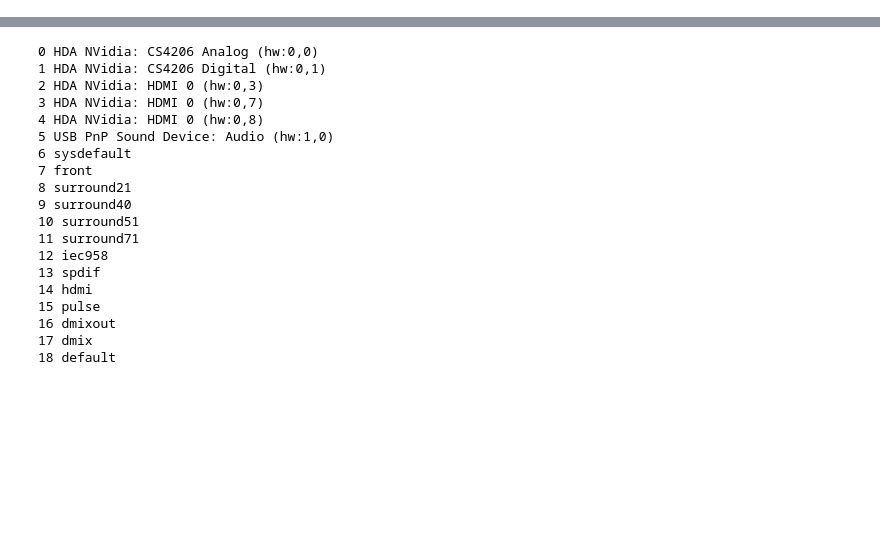
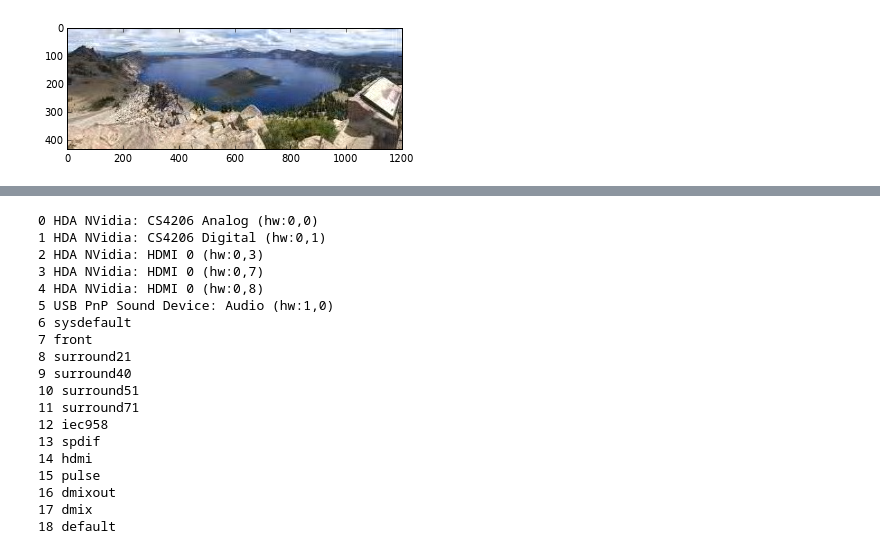
Before and after one commit to lambdaloop/radio-images, a Jupyter notebook: test_radio_image.ipynb, the cells around one changed output, grey strips where cells are left out. Cells and saved outputs as stored; diff of their text form; code cells hidden in the pictures; blank space fills up the shorter version.

```diff
--- a/test_radio_image.ipynb
+++ b/test_radio_image.ipynb
@@ -65,0 +67,5 @@ Compressed to 108776 bits
+# %%
+imm = decompressanddecode(x)
+ims_rgb(imm)
+# %% [output]
+[figure, added]
```
Also changed, not shown: parts of 18 cells of this notebook, 4 other files.
